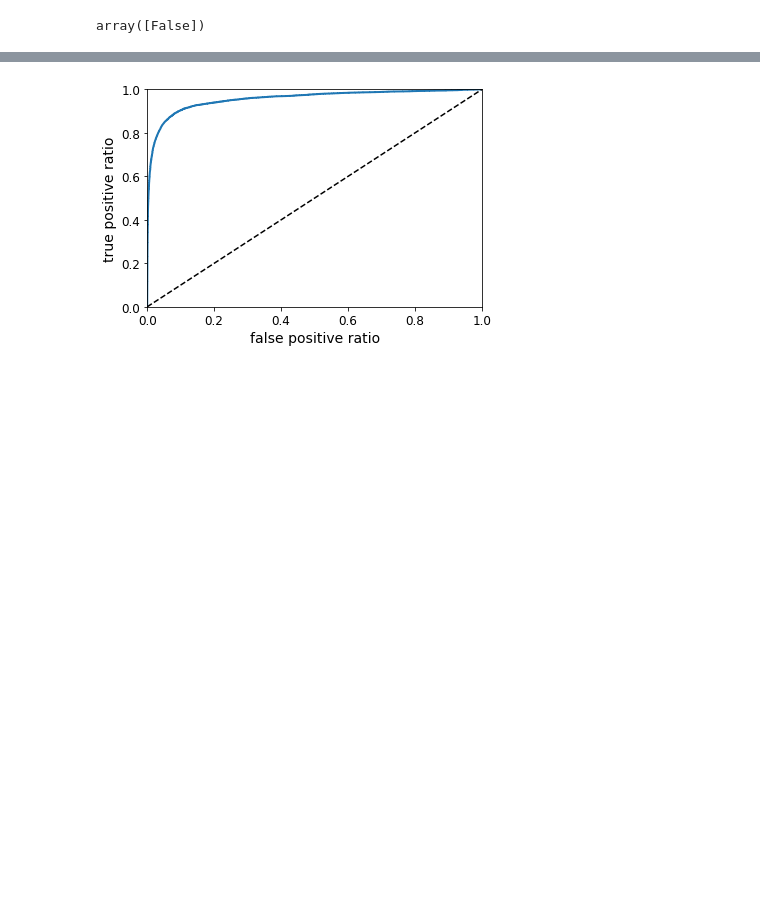
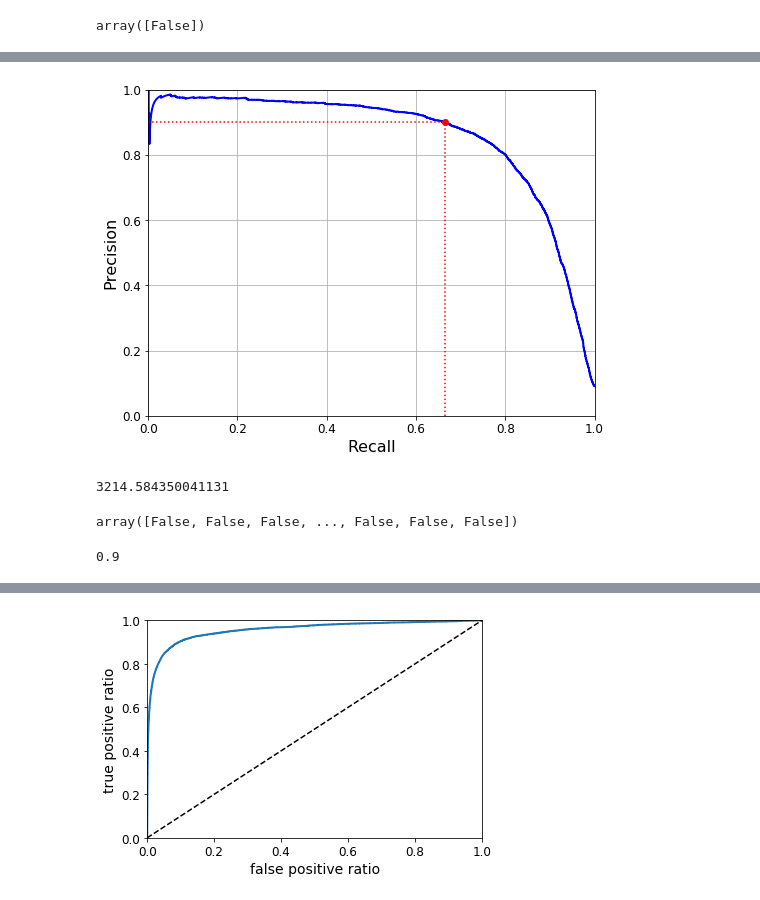
Before and after one commit to hwan1113/Jupyter_DataScience, a Jupyter notebook: Machine-learning/03_classification.ipynb, the cells around one changed output, grey strips where cells are left out. Drawn from its saved outputs; the diff is of its cells as text; code cells hidden in the pictures; blank space fills up the shorter version.

```diff
--- a/Machine-learning/03_classification.ipynb
+++ b/Machine-learning/03_classification.ipynb
@@ -201,3 +279,33 @@ precision_score(y_train_5, y_train_pred_90)
+# %%
+def plot_precision_vs_recall(precisions, recalls):
+    plt.plot(recalls, precisions, "b-", linewidth=2)
+    plt.xlabel("Recall", fontsize=16)
+    plt.ylabel("Precision", fontsize=16)
+    plt.axis([0, 1, 0, 1])
+    plt.grid(True)
+
+plt.figure(figsize=(8, 6))
+plot_precision_vs_recall(precisions, recalls)
+plt.plot([0.6640, 0.6640], [0., 0.9], "r:")
+plt.plot([0.0, 0.6640], [0.9, 0.9], "r:")
+plt.plot([0.6640], [0.9], "ro")
+plt.show()
+# %% [output]
+[figure, added]
+# %%
+threshold_90_precision = thresholds[np.argmax(precisions >= 0.90)]
+threshold_90_precision
+# %% [output]
+3214.584350041131
+# %%
+y_train_pred_90 = (y_scores >= threshold_90_precision)
+y_train_pred_90
+# %% [output]
+array([False, False, False, ..., False, False, False])
+# %%
+precision_score(y_train_5, y_train_pred_90)
+# %% [output]
+0.9
 # %%
 recall_score(y_train_5, y_train_pred_90)
 # %% [output]
```
Also changed, not shown: parts of 28 cells of this notebook, 2 other files.
